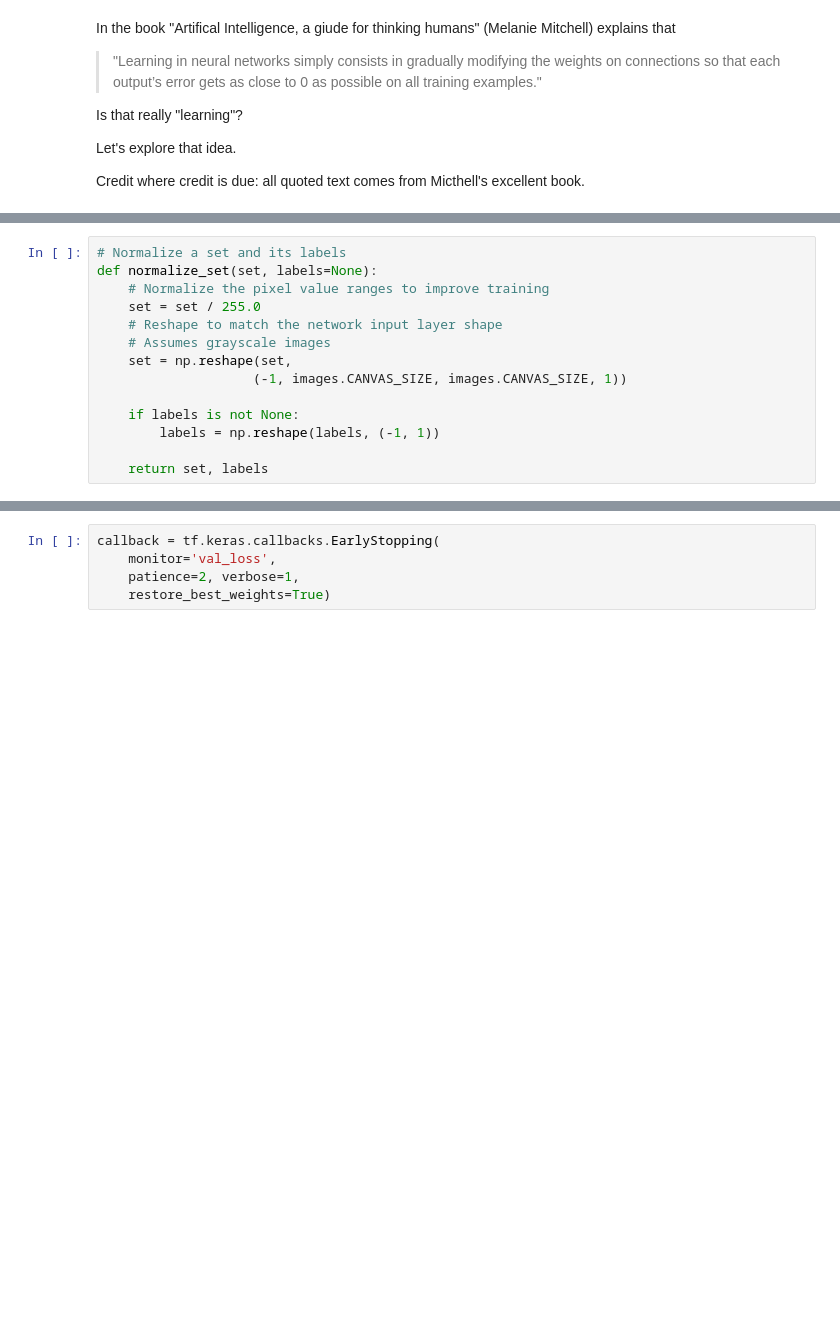
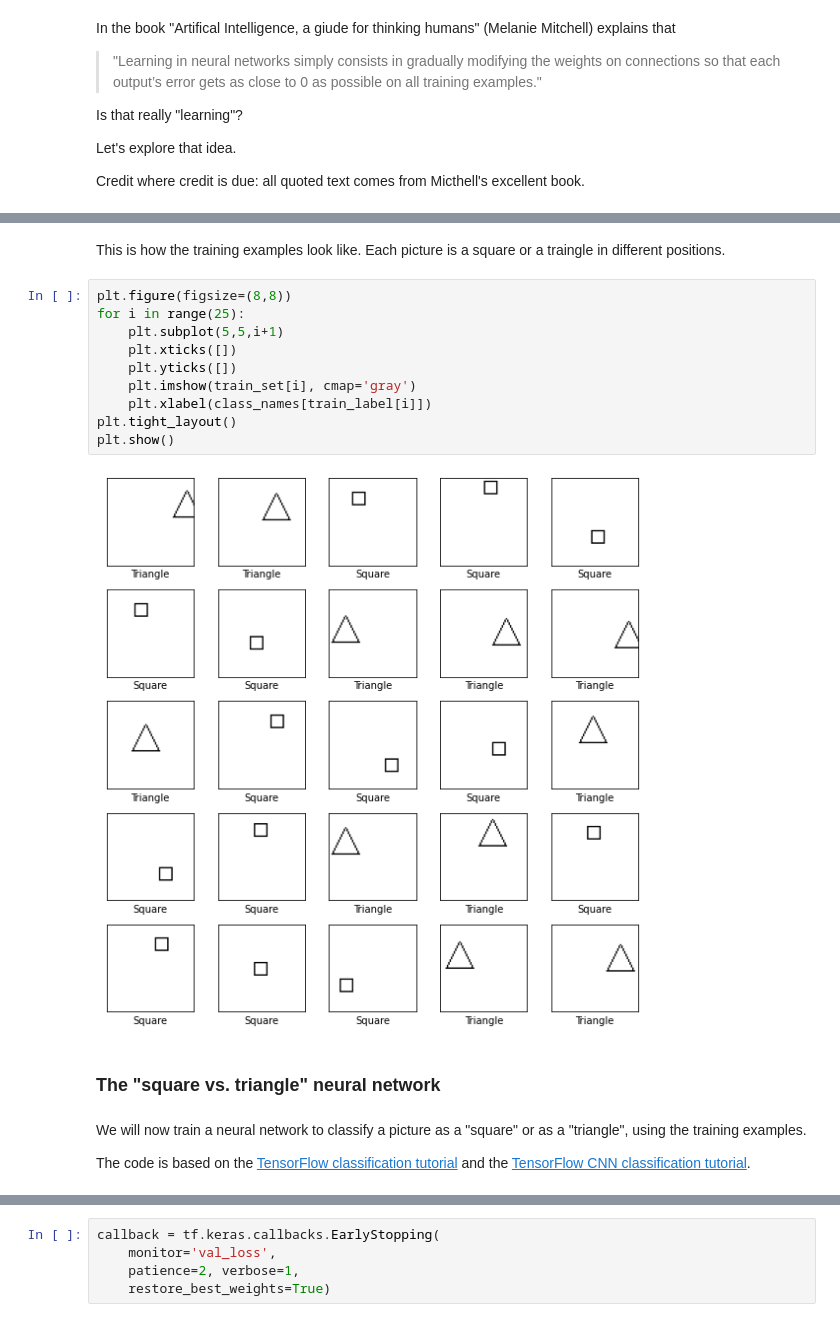
Before and after one commit to fau-masters-collected-works-cgarbin/machine-learning-but-not-understanding, a Jupyter notebook: deep_learning_but_not_understanding.ipynb, the cells around one changed output, grey strips where cells are left out. Drawn from its saved outputs; the diff is of its cells as text; blank space fills up the shorter version.

Commit message:
Rework code for the first example

```diff
--- a/deep_learning_but_not_understanding.ipynb
+++ b/deep_learning_but_not_understanding.ipynb
@@ -85,15 +90,21 @@ triangle-upright 336 33
-# %%
-# Normalize a set and its labels
-def normalize_set(set, labels=None):
-    # Normalize the pixel value ranges to improve training
-    set = set / 255.0
-    # Reshape to match the network input layer shape
-    # Assumes grayscale images
-    set = np.reshape(set,
-                    (-1, images.CANVAS_SIZE, images.CANVAS_SIZE, 1))
-
-    if labels is not None:
-        labels = np.reshape(labels, (-1, 1))
-
-    return set, labels
+# %% [markdown]
+This is how the training examples look like. Each picture is a square or a traingle in different positions.
+# %%
+plt.figure(figsize=(8,8))
+for i in range(25):
+    plt.subplot(5,5,i+1)
+    plt.xticks([])
+    plt.yticks([])
+    plt.imshow(train_set[i], cmap='gray')
+    plt.xlabel(class_names[train_label[i]])
+plt.tight_layout()
+plt.show()
+# %% [output]
+[figure, added]
+# %% [markdown]
+### The "square vs. triangle" neural network
+# %% [markdown]
+We will now train a neural network to classify a picture as a "square" or as a "triangle", using the training examples.
+
+The code is based on the [TensorFlow classification tutorial](https://www.tensorflow.org/tutorials/keras/classification) and the [TensorFlow CNN classification tutorial](https://www.tensorflow.org/tutorials/images/cnn).
 # %%
```
Also changed, not shown: parts of 22 cells of this notebook, 1 other file.
